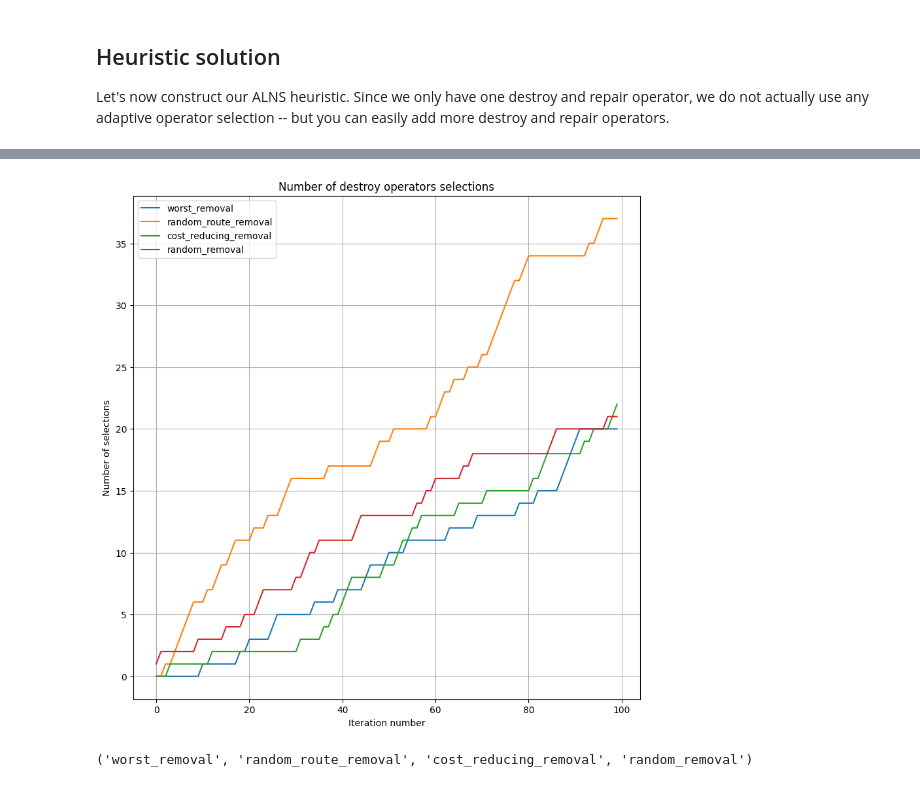
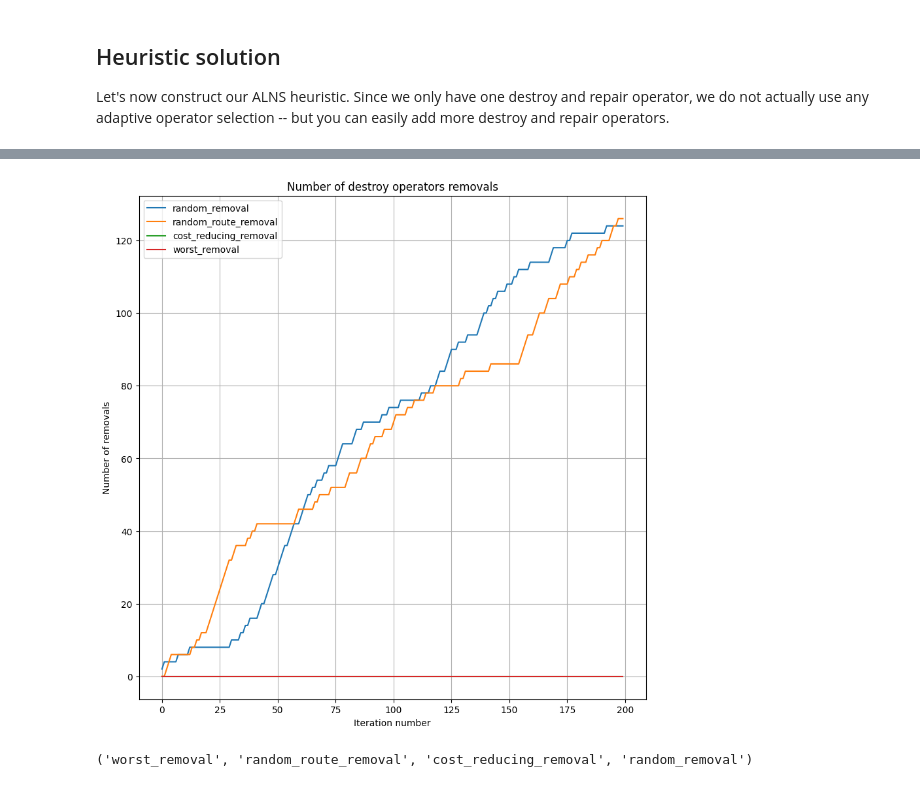
Before and after one commit to pettepiero/Dial-a-ride, a Jupyter notebook: cvrptw/wang-2024.ipynb, the cells around one changed output, grey strips where cells are left out. Cells and saved outputs as stored; diff of their text form; code cells hidden in the pictures.

```diff
--- a/cvrptw/wang-2024.ipynb
+++ b/cvrptw/wang-2024.ipynb
@@ -209,7 +207,7 @@ alns.add_destroy_operator(worst_removal)
 # alns.add_destroy_operator(exchange_reducing_removal)
 # alns.add_destroy_operator(shaw_removal)
 
-# alns.add_repair_operator(greedy_repair)
+alns.add_repair_operator(greedy_repair)
 alns.add_repair_operator(wang_greedy_repair)
 # %% [output]
 DEBUG:alns.ALNS:Adding destroy operator random_removal.
@@ -219,8 +218,8 @@ DEBUG:alns.ALNS:Adding destroy operator worst_removal.
 DEBUG:alns.ALNS:Adding repair operator wang_greedy_repair.
 # %%
-num_iterations = 100
+num_iterations = 200
 init = nearest_neighbor_tw()
-select = RouletteWheel([25, 5, 1, 0], 0.8, 4, 1)
+select = RouletteWheel([25, 5, 1, 0], 0.8, 4, 2)
 # select = RandomSelect(num_destroy=4, num_repair=2)
 accept = RecordToRecordTravel.autofit(
     init.objective(), 0.02, 0, num_iterations
@@ -293,19 +280,19 @@ print(operators_log[81:85,:])
 # %%
 cumulative_sums = np.cumsum(operators_log, axis=0)  # Plot each column
 rows = np.arange(operators_log.shape[0])
 fig, ax = plt.subplots(figsize=(10,10))
 for col_idx in range(operators_log.shape[1]-1):
     plt.plot(rows, cumulative_sums[:, col_idx], label=f"{operators[col_idx]}")
 
 # Customize plot
 plt.xlabel("Iteration number")
-plt.ylabel("Number of selections")
-plt.title("Number of destroy operators selections")
+plt.ylabel("Number of removals")
+plt.title("Number of destroy operators removals")
 plt.legend()
 plt.grid(True)
 plt.show()
 # %% [output]
-[figure, old version]
+[figure, new version]
 # %%
 results_df = pd.DataFrame(result.statistics.destroy_operator_counts)
 
```
Also changed, not shown: parts of 27 cells of this notebook, 6 other files.
